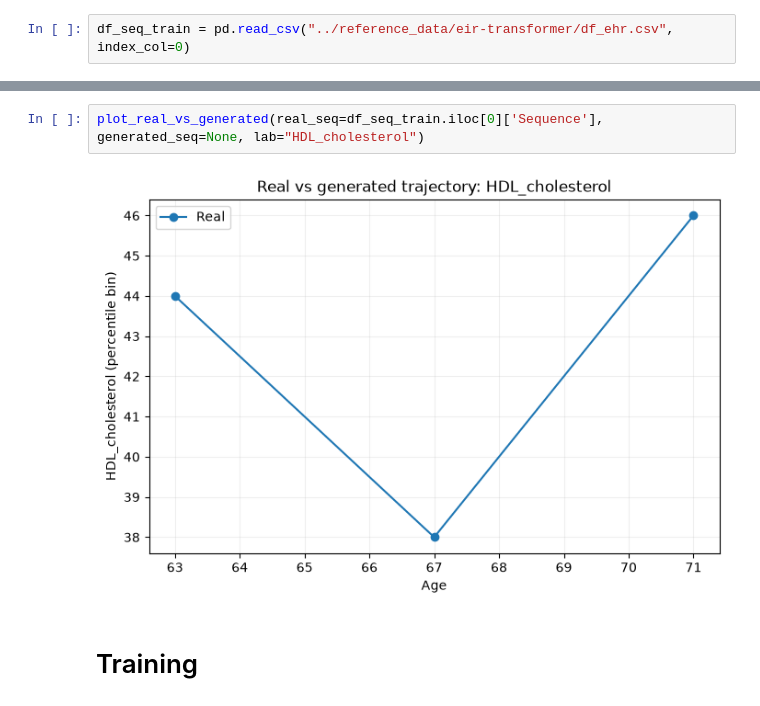
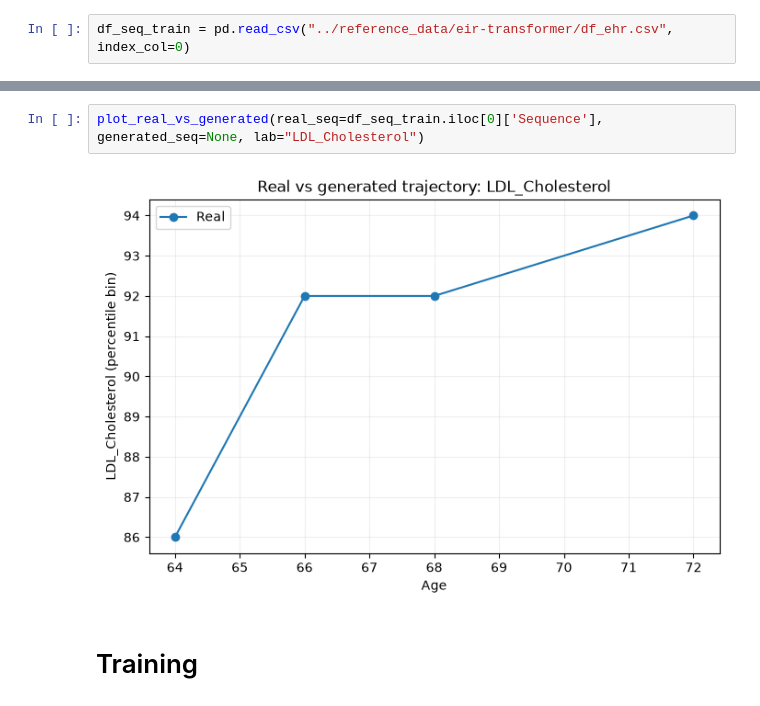
Before and after one commit to RasmussenLab/integrative_post_gwas_methods_course, a Jupyter notebook: notebooks/eir-transformer.ipynb, the cells around one changed output, grey strips where cells are left out. Cells and saved outputs as stored; diff of their text form.

```diff
--- a/notebooks/eir-transformer.ipynb
+++ b/notebooks/eir-transformer.ipynb
@@ -54,7 +54,7 @@ SEX_1 [VISIT_START] AGE_63 LAB_HDL_cholesterol_44% LAB_LDL_Cholesterol_86% DX_E1
 # %%
-plot_real_vs_generated(real_seq=df_seq_train.iloc[0]['Sequence'], generated_seq=None, lab="HDL_cholesterol")
+plot_real_vs_generated(real_seq=df_seq_train.iloc[0]['Sequence'], generated_seq=None, lab="LDL_Cholesterol")
 # %% [output]
-[figure, old version]
+[figure, new version]
 # %% [markdown]
 # Training
 # %%
```
Also changed, not shown: parts of 33 cells of this notebook, 9 other files.
